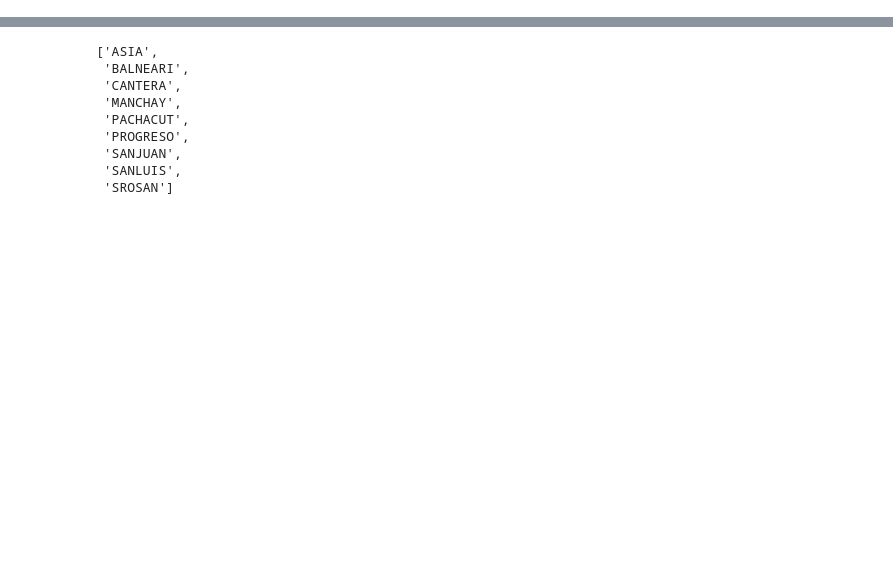
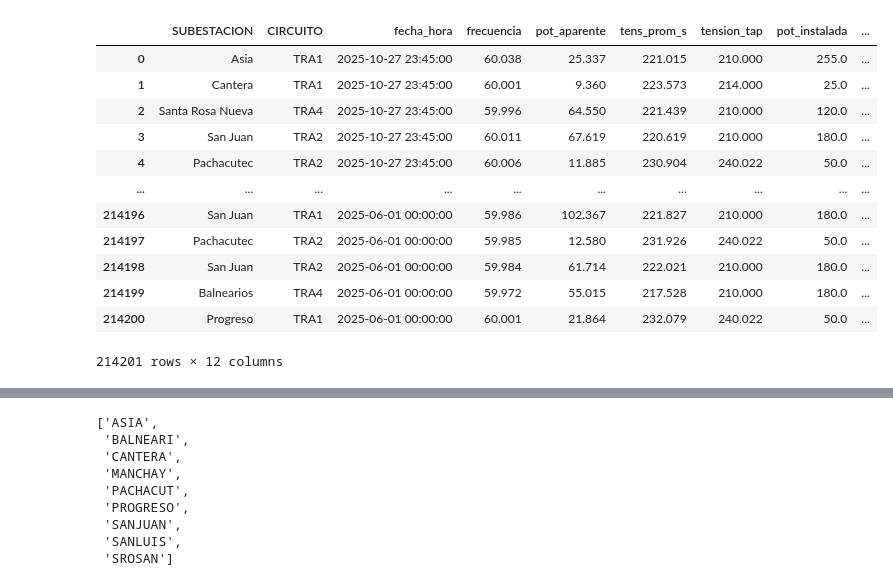
Before and after one commit to ronaldquispeO/Transformadores_R-D, a Jupyter notebook: notebooks/Vex.ipynb, the cells around one changed output, grey strips where cells are left out. Saved outputs shown, nothing was run; the diff lists cells and outputs as text; code cells hidden in the pictures; blank space fills up the shorter version.

```diff
--- a/notebooks/Vex.ipynb
+++ b/notebooks/Vex.ipynb
@@ -133,0 +172,17 @@ df
+# %%
+df = df.rename(columns={'nombre_subestacion': 'SUBESTACION','celda':'CIRCUITO'})
+df
+# %% [output]
+|  | SUBESTACION | CIRCUITO | fecha_hora | frecuencia | pot_aparente | tens_prom_s | tension_tap | pot_instalada | ... |
+| 0 | Asia | TRA1 | 2025-10-27 23:45:00 | 60.038 | 25.337 | 221.015 | 210.000 | 255.0 | ... |
+| 1 | Cantera | TRA1 | 2025-10-27 23:45:00 | 60.001 | 9.360 | 223.573 | 214.000 | 25.0 | ... |
+| 2 | Santa Rosa Nueva | TRA4 | 2025-10-27 23:45:00 | 59.996 | 64.550 | 221.439 | 210.000 | 120.0 | ... |
+| 3 | San Juan | TRA2 | 2025-10-27 23:45:00 | 60.011 | 67.619 | 220.619 | 210.000 | 180.0 | ... |
+| 4 | Pachacutec | TRA2 | 2025-10-27 23:45:00 | 60.006 | 11.885 | 230.904 | 240.022 | 50.0 | ... |
+| ... | ... | ... | ... | ... | ... | ... | ... | ... | ... |
+| 214196 | San Juan | TRA1 | 2025-06-01 00:00:00 | 59.986 | 102.367 | 221.827 | 210.000 | 180.0 | ... |
+| 214197 | Pachacutec | TRA2 | 2025-06-01 00:00:00 | 59.985 | 12.580 | 231.926 | 240.022 | 50.0 | ... |
+| 214198 | San Juan | TRA2 | 2025-06-01 00:00:00 | 59.984 | 61.714 | 222.021 | 210.000 | 180.0 | ... |
+| 214199 | Balnearios | TRA4 | 2025-06-01 00:00:00 | 59.972 | 55.015 | 217.528 | 210.000 | 180.0 | ... |
+| 214200 | Progreso | TRA1 | 2025-06-01 00:00:00 | 60.001 | 21.864 | 232.079 | 240.022 | 50.0 | ... |
+214201 rows × 12 columns
```
Also changed, not shown: parts of 18 cells of this notebook, 1 other file.
